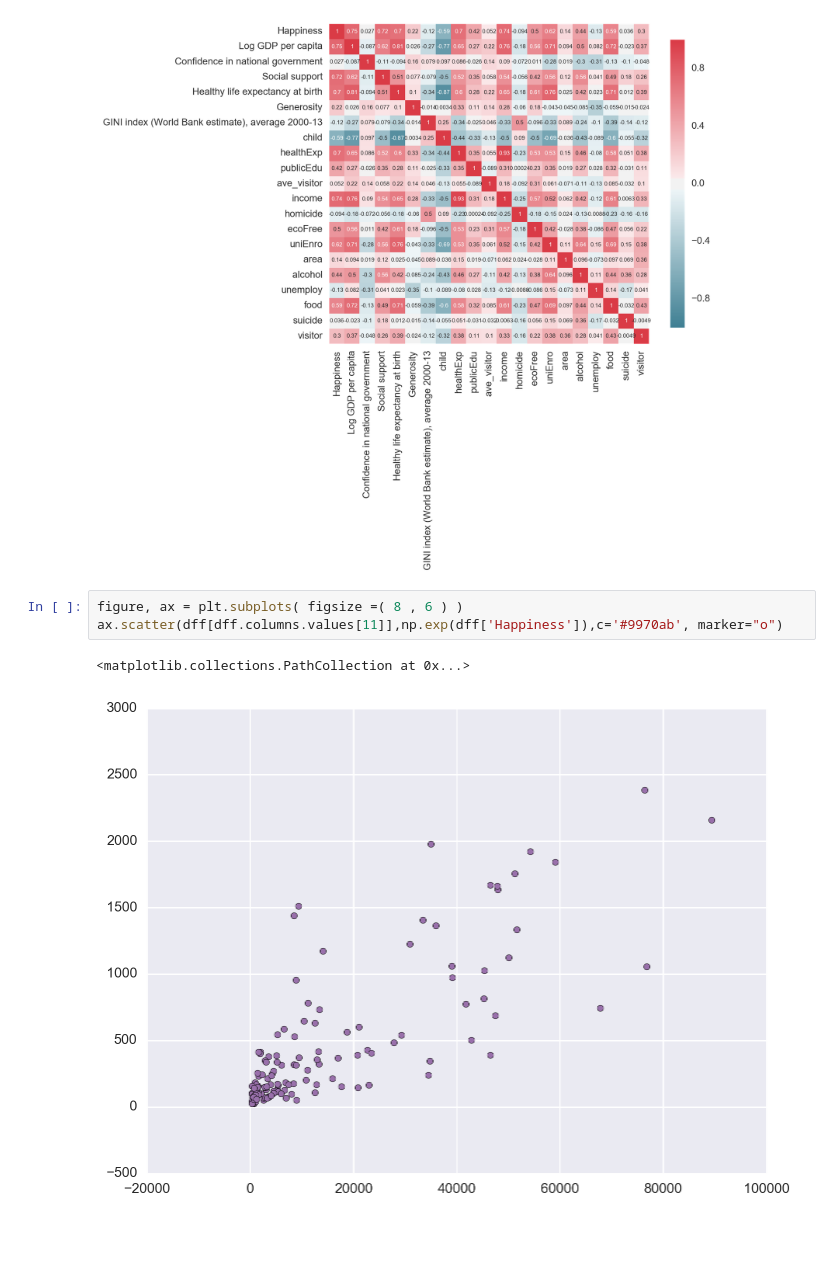
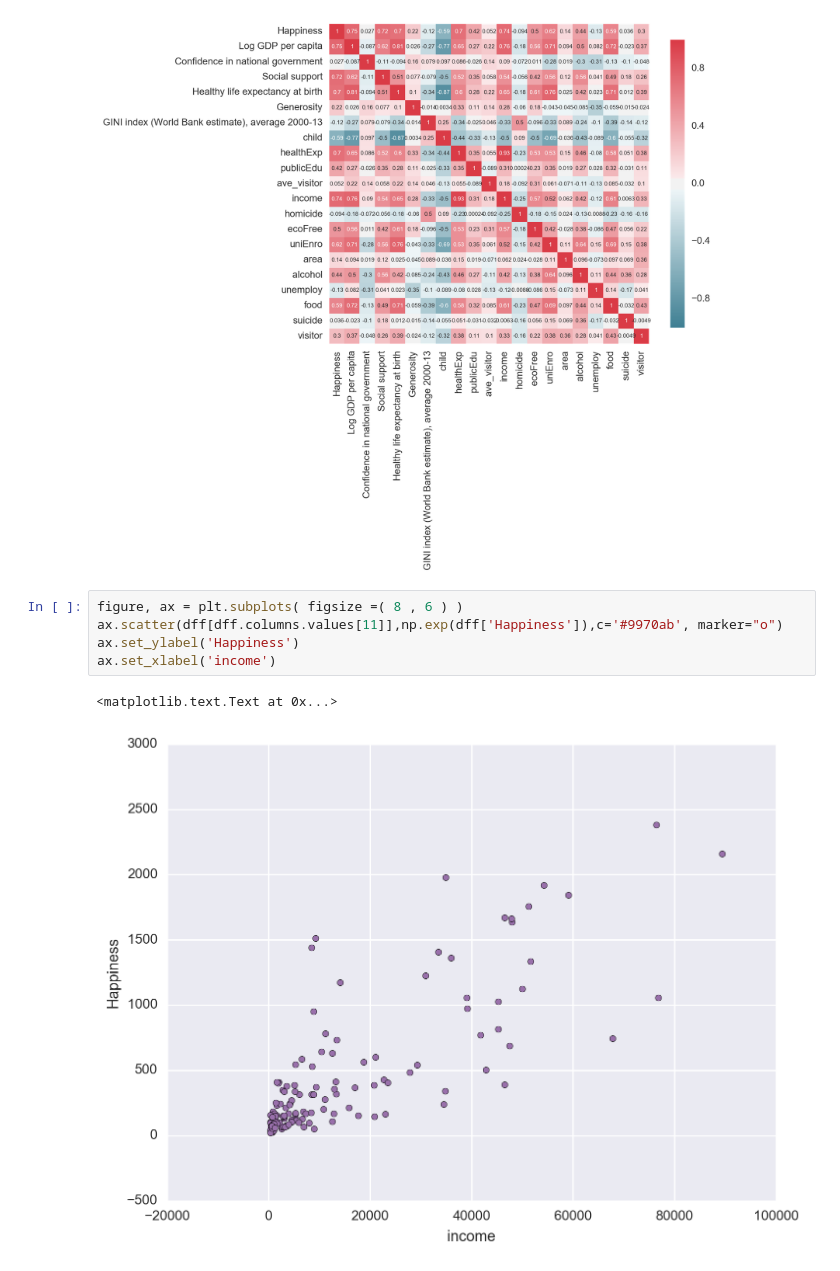
Before and after one commit to dangspin/SpringBoard_Projects, a Jupyter notebook: project_data/Feature_relation.ipynb, the cells around one changed output. Drawn from its saved outputs; the diff is of its cells as text; blank space fills up the shorter version.

```diff
--- a/project_data/Feature_relation.ipynb
+++ b/project_data/Feature_relation.ipynb
@@ -386,6 +386,8 @@ correlation = sns.heatmap(corr, cmap = cmap,square=True, cbar_kws={ 'shrink' : .
 # %%
 figure, ax = plt.subplots( figsize =( 8 , 6 ) )
 ax.scatter(dff[dff.columns.values[11]],np.exp(dff['Happiness']),c='#9970ab', marker="o")
+ax.set_ylabel('Happiness')
+ax.set_xlabel('income')
 # %% [output]
-<matplotlib.collections.PathCollection at 0x...>
+<matplotlib.text.Text at 0x...>
-[figure, old version]
+[figure, new version]
```
